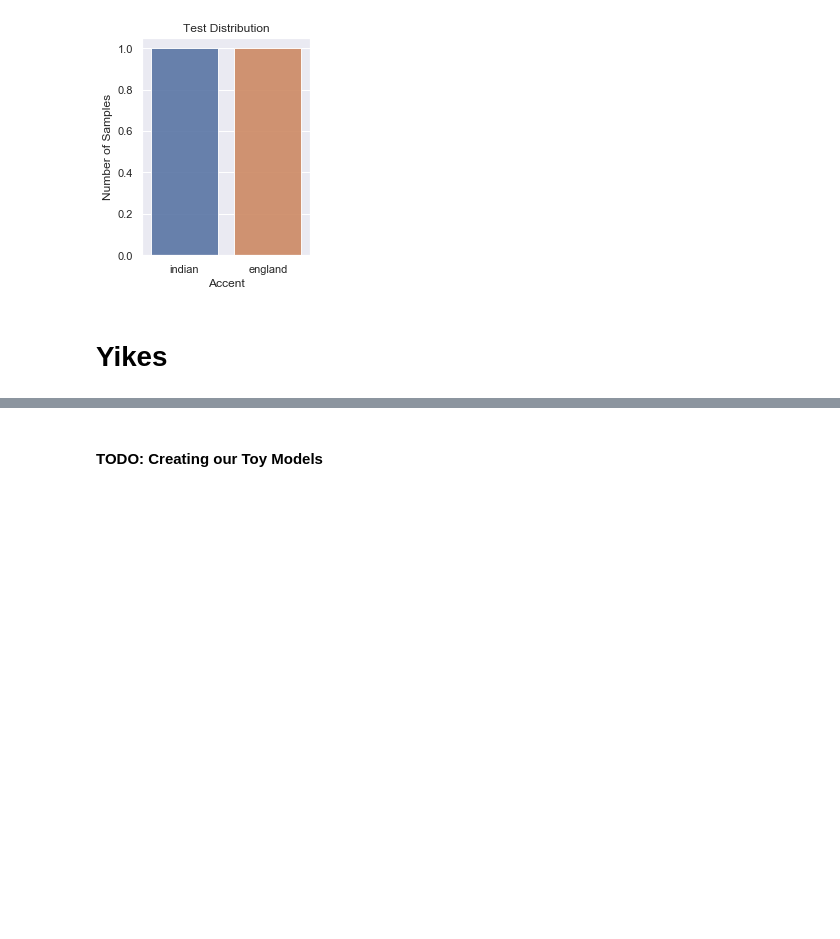
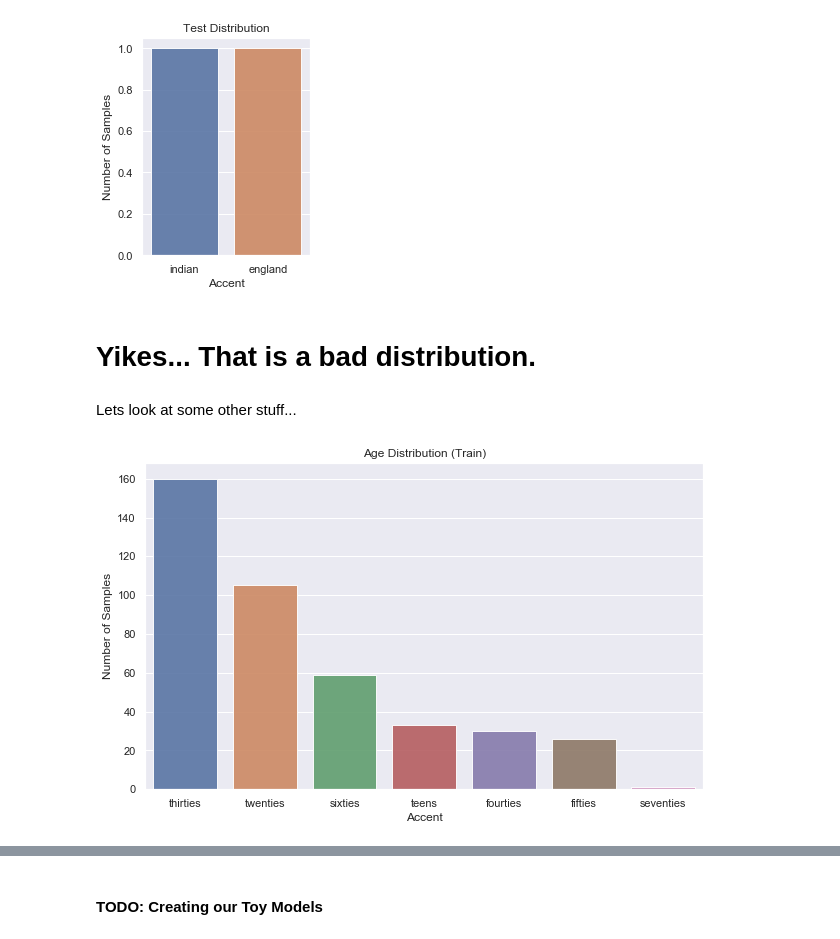
Before and after one commit to Faryab/accent_recognition, a Jupyter notebook: toying around.ipynb, the cells around one changed output, grey strips where cells are left out. Cells and saved outputs as stored; diff of their text form; code cells hidden in the pictures; blank space fills up the shorter version.

```diff
--- a/toying around.ipynb
+++ b/toying around.ipynb
@@ -122,5 +122,11 @@ visualize_categorical_distribution(splits["train"]["accent"], "Train Distributio
 visualize_categorical_distribution(splits["test"]["accent"], "Test Distribution", figsize=(3,4))
 # %% [output]
 [figure]
-# %% [markdown]
-# Yikes
+# %% [markdown]
+# Yikes... That is a bad distribution.
+# %% [markdown]
+Lets look at some other stuff...
+# %%
+visualize_categorical_distribution(splits["train"]["age"], "Age Distribution (Train)")
+# %% [output]
+[figure, added]
```
Also changed, not shown: parts of 9 cells of this notebook, 2 other files.
